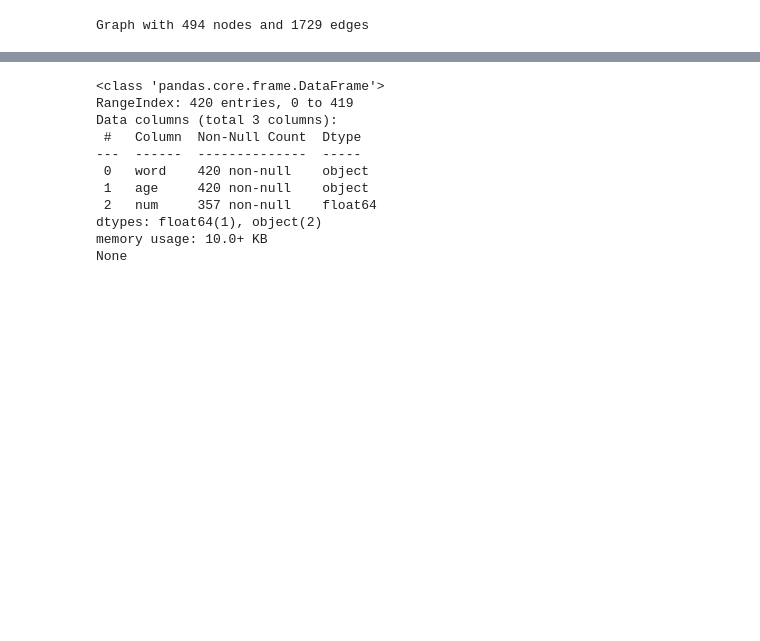
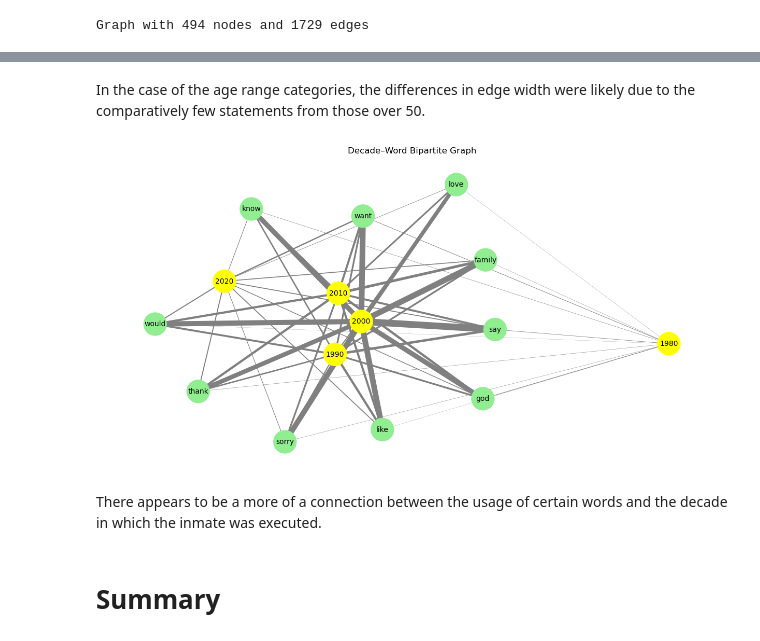
Before and after one commit to stephbc/DATA620_Summer2025, a Jupyter notebook: final.ipynb, the cells around one changed output, grey strips where cells are left out. Drawn from its saved outputs; the diff is of its cells as text; code cells hidden in the pictures; blank space fills up the shorter version.

```diff
--- a/final.ipynb
+++ b/final.ipynb
@@ -436,19 +483,48 @@ TypeError: unsupported operand type(s) for +=: 'collections.defaultdict' and 'in
+# %% [markdown]
+In the case of the age range categories, the differences in edge width were likely due to the comparatively few statements from those over 50.
 # %%
-wc_year = defaultdict(lambda: defaultdict(int))
+wc_decade = defaultdict(int)
+
+for node_A, node_B in B.edges():
+    if B.nodes[node_A]["node_type"] == "person":
+        decade = B.nodes[node_A]["decade"]
+        word = node_B
+    else:
+        decade = B.nodes[node_B]["decade"]
+        word = node_A
+    wc_decade[(decade, word)] += 1
+
+CWD = nx.Graph()
+
+decades = set(decade for (decade, word) in wc_decade)
+for decade in decades:
+    CWD.add_node(decade, node_type="decade", bipartite=0)
+
+words = set(word for (decade, word) in wc_decade)
+for word in words:
+    CWD.add_node(word, node_type="word", bipartite=1)
+
+for (decade, word), count in wc_decade.items():
+    total = dict(top_words)[word]
+    CWD.add_edge(decade, word, weight=count/total)
+
+edge_weights = [CWD[u][v]["weight"] for u, v in CWD.edges()]
+scaled_widths = [w * 25 for w in edge_weights]
+
+plt.figure(figsize=(12, 6))
+pos = nx.spring_layout(CWD, seed=101)
+node_colors = ["yellow" if CWD.nodes[n]["node_type"] == "decade" else "lightgreen" for n in CWD.nodes]
+
+nx.draw(
+    CWD, pos,
+    with_labels=True,
+    node_color=node_colors,
+    node_size=1000,
+    font_size=10,
+    edge_color="gray",
+    width=scaled_widths,
+)
+plt.title("Decade–Word Bipartite Graph")
+plt.show()
+# %% [output]
+[figure, added]
-# %%
-print(df_age.info())
-
-plt.scatter(df_age, age, num)
-plt.show()
-# %% [output]
-<class 'pandas.core.frame.DataFrame'>
-RangeIndex: 420 entries, 0 to 419
-Data columns (total 3 columns):
- #   Column  Non-Null Count  Dtype
----  ------  --------------  -----
- 0   word    420 non-null    object
- 1   age     420 non-null    object
- 2   num     357 non-null    float64
-dtypes: float64(1), object(2)
-memory usage: 10.0+ KB
-None
@@ -467,0 +531,4 @@ plt.show()
+# %% [markdown]
+There appears to be a more of a connection between the usage of certain words and the decade in which the inmate was executed.
+# %% [markdown]
+# Summary
```
Also changed, not shown: parts of 25 cells of this notebook.
